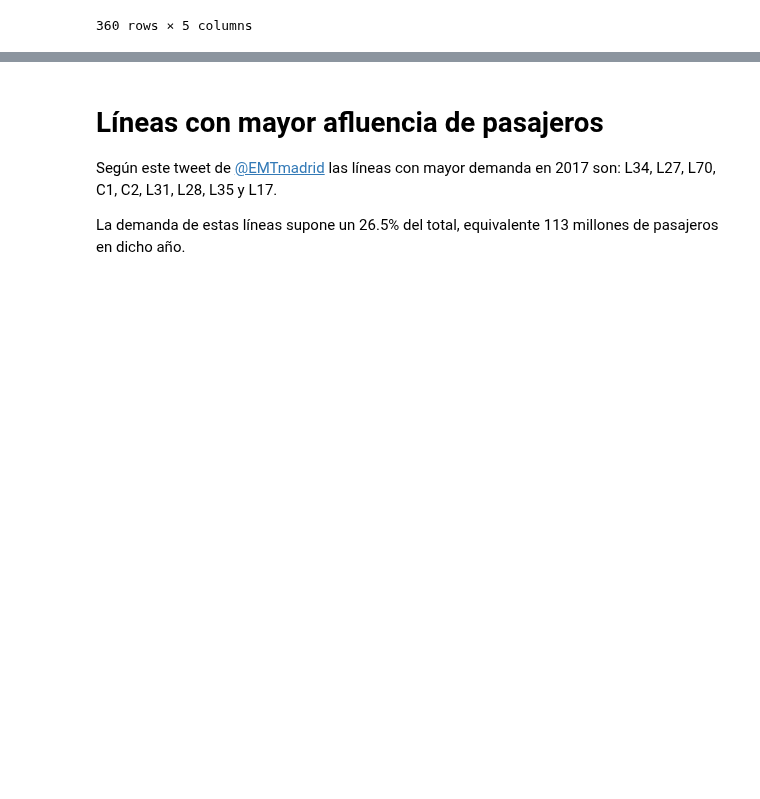
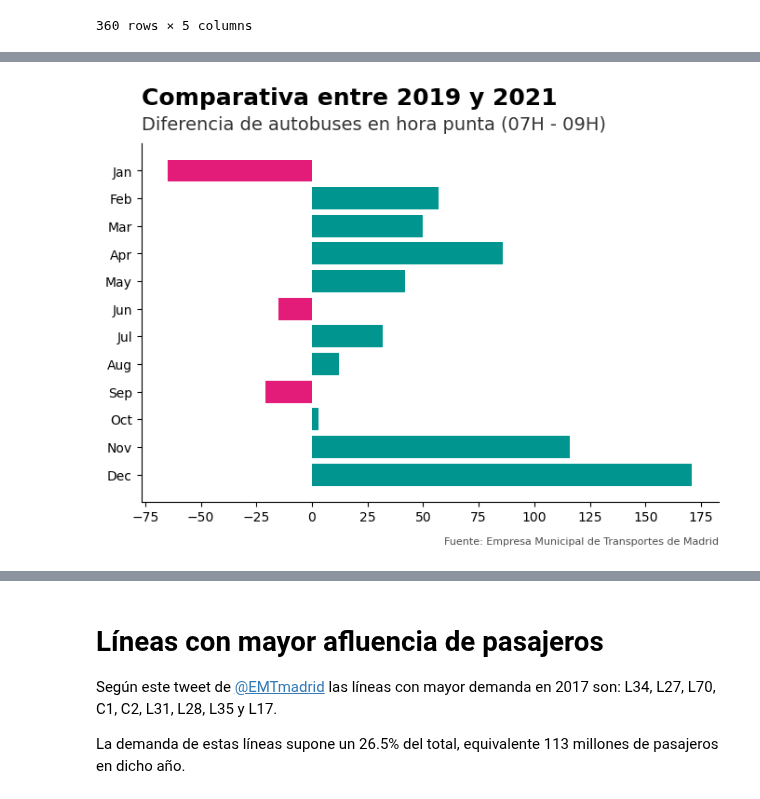
Before and after one commit to nacholopex/emt_madrid, a Jupyter notebook: 2022_emt_evolucion.ipynb, the cells around one changed output, grey strips where cells are left out. Cells and saved outputs as stored; diff of their text form; code cells hidden in the pictures; blank space fills up the shorter version.

Commit message:
🎨Gráfico diferencia entre años

```diff
--- a/2022_emt_evolucion.ipynb
+++ b/2022_emt_evolucion.ipynb
@@ -161,0 +160,4 @@ oferta_ymf.sort_values(by=['coches_mes_dia'],ascending=False)
+# %%
+oferta_19_21 = oferta_ymf.loc[(oferta_ymf['IDFranja']=='HoraPunta') & (oferta_ymf['year'].isin([2019,2021])),['IDFranja','month','year','coches_mes_dia']].drop_duplicates().set_index(['year','month'])[['coches_mes_dia']].unstack().T.reset_index(drop=True).copy()
+oferta_19_21['month'] = range(1,13)
+oferta_19_21 = oferta_19_21.set_index('month')
@@ -161,0 +167,8 @@ oferta_ymf.sort_values(by=['coches_mes_dia'],ascending=False)
+# %%
+oferta_19_21['diff'] = (oferta_19_21[2021] - oferta_19_21[2019]).astype(int)
+
+meses = pd.DataFrame(data={'month':pd.date_range(end='2022-01-01', freq='M', periods=12)})
+meses['month_name'] = meses['month'].dt.strftime("%b")
+
+oferta_19_21['color'] = [COLORES_CORPORATIVOS[1] if diff_value <0  else COLORES_CORPORATIVOS[2] for diff_value in oferta_19_21['diff']]
+oferta_19_21.iloc[:,:-1]
@@ -237,0 +262,33 @@ fig.savefig(fname='images/autobueses_circulación.png')
+# %%
+fig, ax = plt.subplots(figsize=(8, 5))
+
+# Create horizontal bars
+ax.barh(y=oferta_19_21.index.values, width=oferta_19_21[::-1]['diff'],color=oferta_19_21[::-1]['color'])
+
+ax.set_xticks(range(int(oferta_19_21['diff'].min())-10,int(oferta_19_21['diff'].max())+15,25))
+ax.set_yticks(range(1,13))
+ax.set_yticklabels((meses.sort_values(by=['month'],ascending=False))['month_name'])
+
+ax.spines.right.set_visible(False)
+ax.spines.top.set_visible(False)
+
+# Add in title and subtitle
+ax.set_title('Comparativa entre 2019 y 2021',loc='left',size=18,pad=30,weight='bold')
+ax.text(x=.125, y=.91,
+        s="Diferencia de autobuses en hora punta (07H - 09H)",
+        transform=fig.transFigure,
+        ha='left',
+        fontsize=14,
+        alpha=.8)
+# Set source text
+ax.text(x=.532, y=0.02,
+        s="""Fuente: Empresa Municipal de Transportes de Madrid""",
+        transform=fig.transFigure,
+        ha='left',
+        fontsize=8,
+        alpha=.7)
+
+ax.plot()
+fig.savefig(fname='images/autobueses_circulación_diff_2019_2021.png', bbox_inches='tight')
+# %% [output]
+[figure, added]
```
Also changed, not shown: parts of 9 cells of this notebook, 3 other files.
